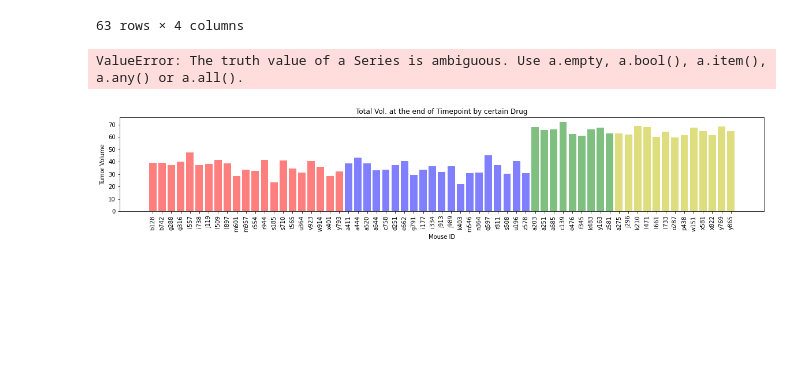
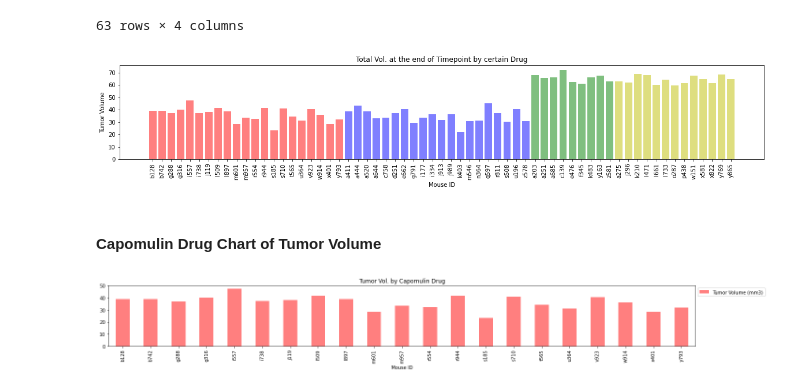
Before and after one commit to samuelroiz/Pymaceuticals_DA, a Jupyter notebook: Pymaceuticals_Code.ipynb, the cells around one changed output. Saved outputs shown, nothing was run; the diff lists cells and outputs as text; code cells hidden in the pictures; blank space fills up the shorter version.

Commit message:
Updated Graphs. No legend. Updated images.

```diff
--- a/Pymaceuticals_Code.ipynb
+++ b/Pymaceuticals_Code.ipynb
@@ -672,8 +670,8 @@ tick_locations = [value for value in x_axis]
 colors = {'Capomulin': 'r', 'Ramicane': 'b', 'Infubinol': 'g', 'Ceftamin': 'y'}
 
 # Create a list indicating where to write x labels and set figure size to adjust for space
+
 plt.figure(figsize=(20,3))
-
 plt.bar(x_axis, merged_four_drugs["Tumor Volume (mm3)"], color=[colors[i] for i in merged_four_drugs['Drug Regimen']], alpha=0.5, align="center")
 # plt.legend(['Capomulin','Ramicane','Infubinol','Ceftamin'])
 
@@ -682,12 +680,34 @@ plt.xticks(tick_locations, merged_four_drugs["Mouse ID"], rotation="vertical")
 plt.title('Total Vol. at the end of Timepoint by certain Drug')
 plt.xlabel('Mouse ID')
 plt.ylabel('Tumor Volume')
-plt.legend(
-  [merged_four_drugs[merged_four_drugs['Drug Regimen'] == 'Capomulin']['Tumor Volume (mm3)'],
-   merged_four_drugs[merged_four_drugs['Drug Regimen'] == 'Ramicane']['Tumor Volume (mm3)'],
-   merged_four_drugs[merged_four_drugs['Drug Regimen'] == 'Fubinol']['Tumor Volume (mm3)'],
-   merged_four_drugs[merged_four_drugs['Drug Regimen'] == 'Cefamin']['Tumor Volume (mm3)'],
-  ['Capomulin', 'Ramicane', 'Fubinol', 'Ceftamin']])
+
+# Save an image of our chart and print the final product to the screen
+plt.savefig("Images/Four_Drugs_Tot_pyplot_bar.png")
+plt.show()
 # %% [output]
-ValueError: The truth value of a Series is ambiguous. Use a.empty, a.bool(), a.item(), a.any() or a.all().
 [figure]
+# %% [markdown]
+#### Capomulin Drug Chart of Tumor Volume
+# %%
+maximum_of_capomulin.set_index('Mouse ID')
+
+# Filter the DataFrame down only to those columns to chart
+capomulin_graph = maximum_of_capomulin[["Mouse ID","Tumor Volume (mm3)"]]
+
+# Set the index to be "State" so they will be used as labels
+capomulin_graph = capomulin_graph.set_index("Mouse ID")
+
+capomulin_graph.head()
+
+# Use DataFrame.plot() in order to create a bar chart of the data
+capomulin_graph.plot(kind="bar", color='r', alpha=0.5, figsize=(20,3))
+
+# Set a title for the chart
+plt.title("Tumor Vol. by Capomulin Drug")
+plt.legend(bbox_to_anchor=(1,1), loc="upper left")
+plt.tight_layout()
+
+# Save an image of the chart and print it to the screen
+plt.savefig("Images/Capomulin_Drug.png")
+# %% [output]
+[figure, added]
```
Also changed, not shown: parts of 12 cells of this notebook, 11 other files.
